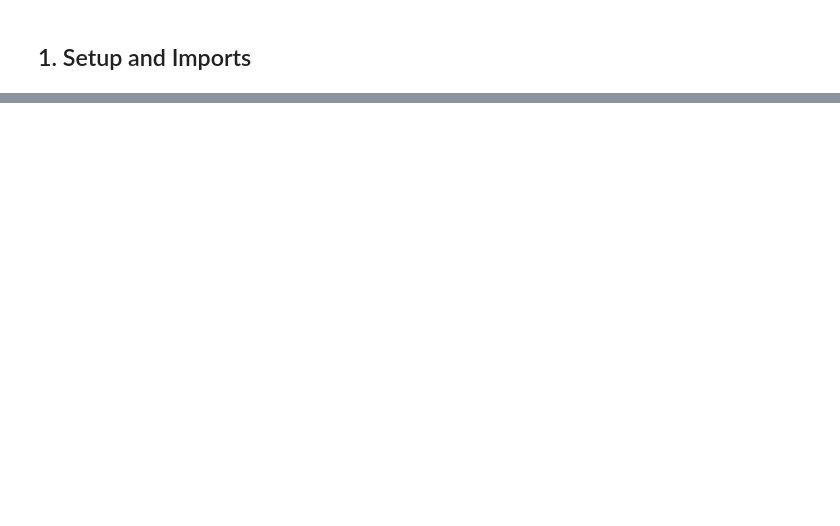
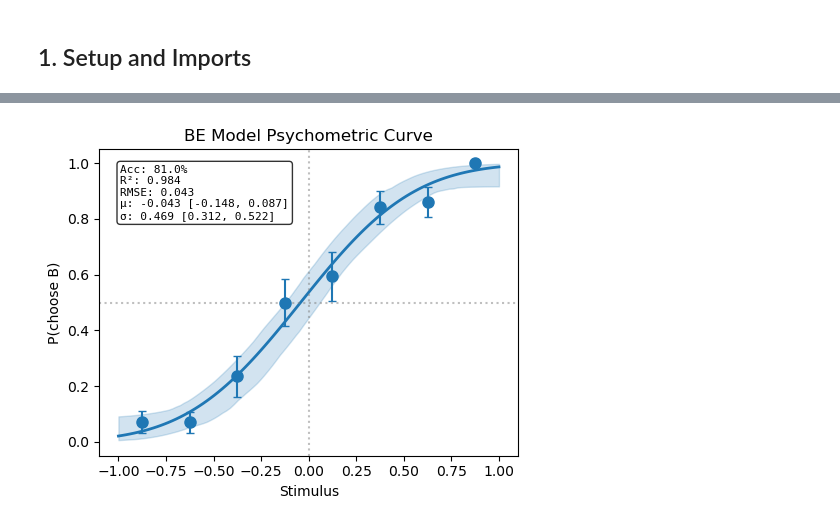
Before and after one commit to serkanshentyurk/sound_categorisation, a Jupyter notebook: BE_recovery_analysis.ipynb, the cells around one changed output, grey strips where cells are left out. Drawn from its saved outputs; the diff is of its cells as text; code cells hidden in the pictures; blank space fills up the shorter version.

```diff
--- a/BE_recovery_analysis.ipynb
+++ b/BE_recovery_analysis.ipynb
@@ -486,0 +147,13 @@ alpha
+# %%
+# Create model with expert-like burn-in
+model = BoundaryEstimationModel(**TRUE_BE_PARAMS)
+model.reset_belief(burn_in=1000, burn_in_seed=SEED)
+
+# Generate stimuli and simulate
+stimuli, categories, rng = generate_stimuli(n_trials=N_TRIALS, seed=SEED)
+choices, p_B = model.simulate_session(stimuli, categories, rng=rng)
+
+# Basic metrics
+accuracy = np.mean(choices == categories)
+print(f"Accuracy: {accuracy:.1%}")
+print(f"P(choose B): {np.mean(choices):.2f}")
@@ -486,0 +192,13 @@ alpha
+# %%
+# Plot psychometric curve
+fig, info = plot_psychometric(
+    stimuli, choices,
+    show_gof=True,
+    show_params=True,
+    n_bootstrap=100,
+    title='BE Model Psychometric Curve'
+)
+plt.tight_layout()
+plt.show()
+# %% [output]
+[figure, added]
```
Also changed, not shown: parts of 86 cells of this notebook, 7 other files.
